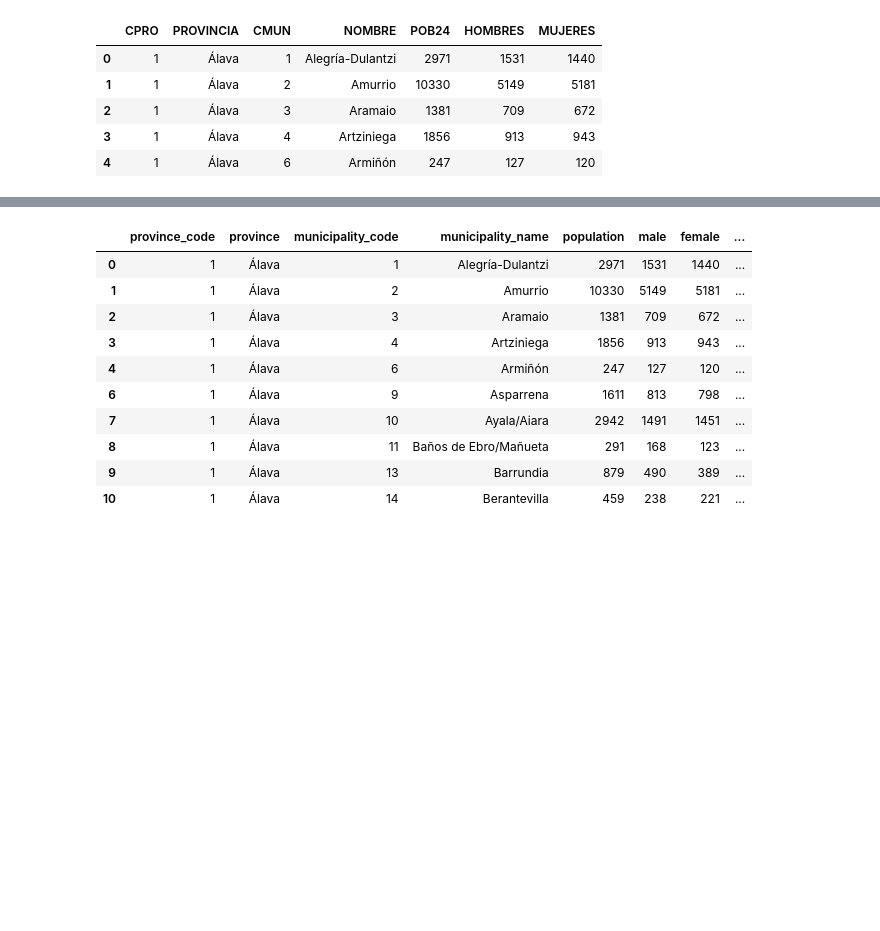
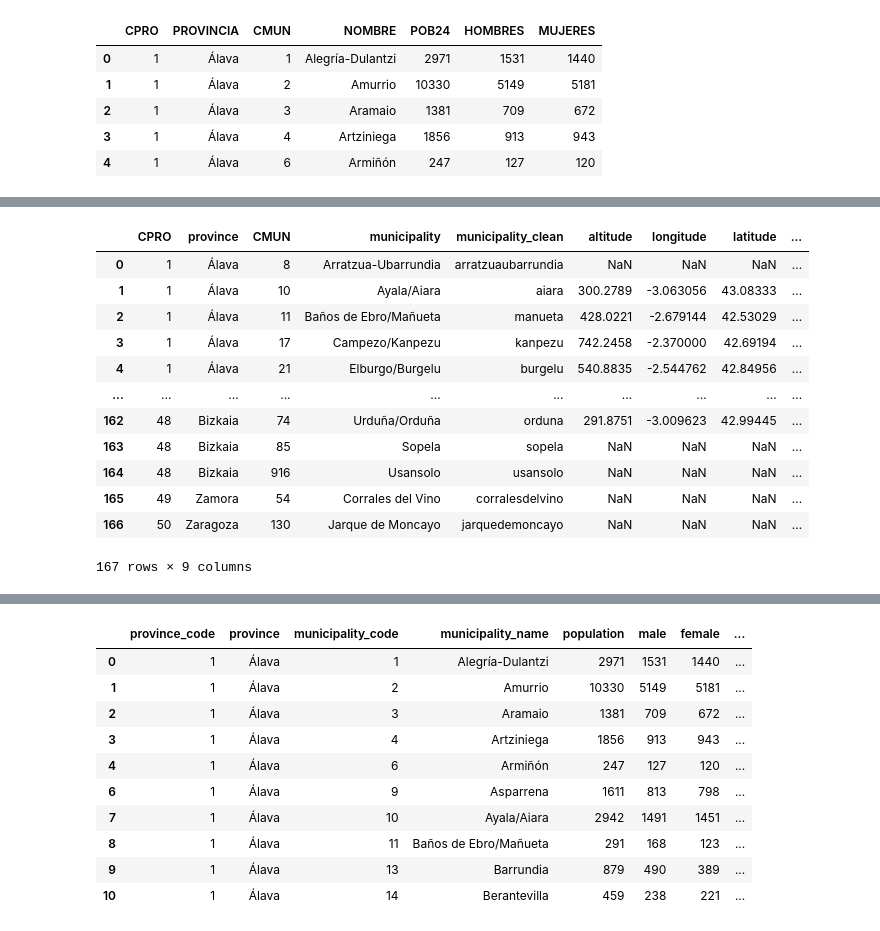
Before and after one commit to marimoysan/ml-pueblos, a Jupyter notebook: notebooks/eda_municipalities_coordinates.ipynb, the cells around one changed output, grey strips where cells are left out. Saved outputs shown, nothing was run; the diff lists cells and outputs as text; code cells hidden in the pictures; blank space fills up the shorter version.

```diff
--- a/notebooks/eda_municipalities_coordinates.ipynb
+++ b/notebooks/eda_municipalities_coordinates.ipynb
@@ -188,0 +193,9 @@ df.head(10)
+# %%
+df_alternative['municipality_clean'] = df_alternative['municipality'].str.split('/').str[-1]
+df_alternative['municipality_clean'] = df_alternative['municipality_clean'].str.lower()
+df_alternative['municipality_clean'] = df_alternative['municipality_clean'].str.replace(" ","")
+df_alternative['municipality_clean'] = df_alternative['municipality_clean'].str.replace(",","")
+df_alternative['municipality_clean'] = df_alternative['municipality_clean'].str.replace("(","")
+df_alternative['municipality_clean'] = df_alternative['municipality_clean'].str.replace(")","")
+df_alternative['municipality_clean'] = df_alternative['municipality_clean'].str.replace("-","")
+df_alternative['municipality_clean'] = df_alternative['municipality_clean'].str.replace("ñ","n")
@@ -188,0 +206,4 @@ df.head(10)
+# %%
+df_alternative_merge = pd.merge(df_alternative, df_municipalities_coordinates[['altitude', 'longitude', 'latitude', 'municipality_clean', 'province_clean']],
+              on='municipality_clean',
+              how='left')
@@ -188,0 +223,16 @@ df.head(10)
+# %%
+df_alternative_merge
+# %% [output]
+|  | CPRO | province | CMUN | municipality | municipality_clean | altitude | longitude | latitude | ... |
+| 0 | 1 | Álava | 8 | Arratzua-Ubarrundia | arratzuaubarrundia | NaN | NaN | NaN | ... |
+| 1 | 1 | Álava | 10 | Ayala/Aiara | aiara | 300.2789 | -3.063056 | 43.08333 | ... |
+| 2 | 1 | Álava | 11 | Baños de Ebro/Mañueta | manueta | 428.0221 | -2.679144 | 42.53029 | ... |
+| 3 | 1 | Álava | 17 | Campezo/Kanpezu | kanpezu | 742.2458 | -2.370000 | 42.69194 | ... |
+| 4 | 1 | Álava | 21 | Elburgo/Burgelu | burgelu | 540.8835 | -2.544762 | 42.84956 | ... |
+| ... | ... | ... | ... | ... | ... | ... | ... | ... | ... |
+| 162 | 48 | Bizkaia | 74 | Urduña/Orduña | orduna | 291.8751 | -3.009623 | 42.99445 | ... |
+| 163 | 48 | Bizkaia | 85 | Sopela | sopela | NaN | NaN | NaN | ... |
+| 164 | 48 | Bizkaia | 916 | Usansolo | usansolo | NaN | NaN | NaN | ... |
+| 165 | 49 | Zamora | 54 | Corrales del Vino | corralesdelvino | NaN | NaN | NaN | ... |
+| 166 | 50 | Zaragoza | 130 | Jarque de Moncayo | jarquedemoncayo | NaN | NaN | NaN | ... |
+167 rows × 9 columns
```
Also changed, not shown: parts of 39 cells of this notebook, 5 other files.
